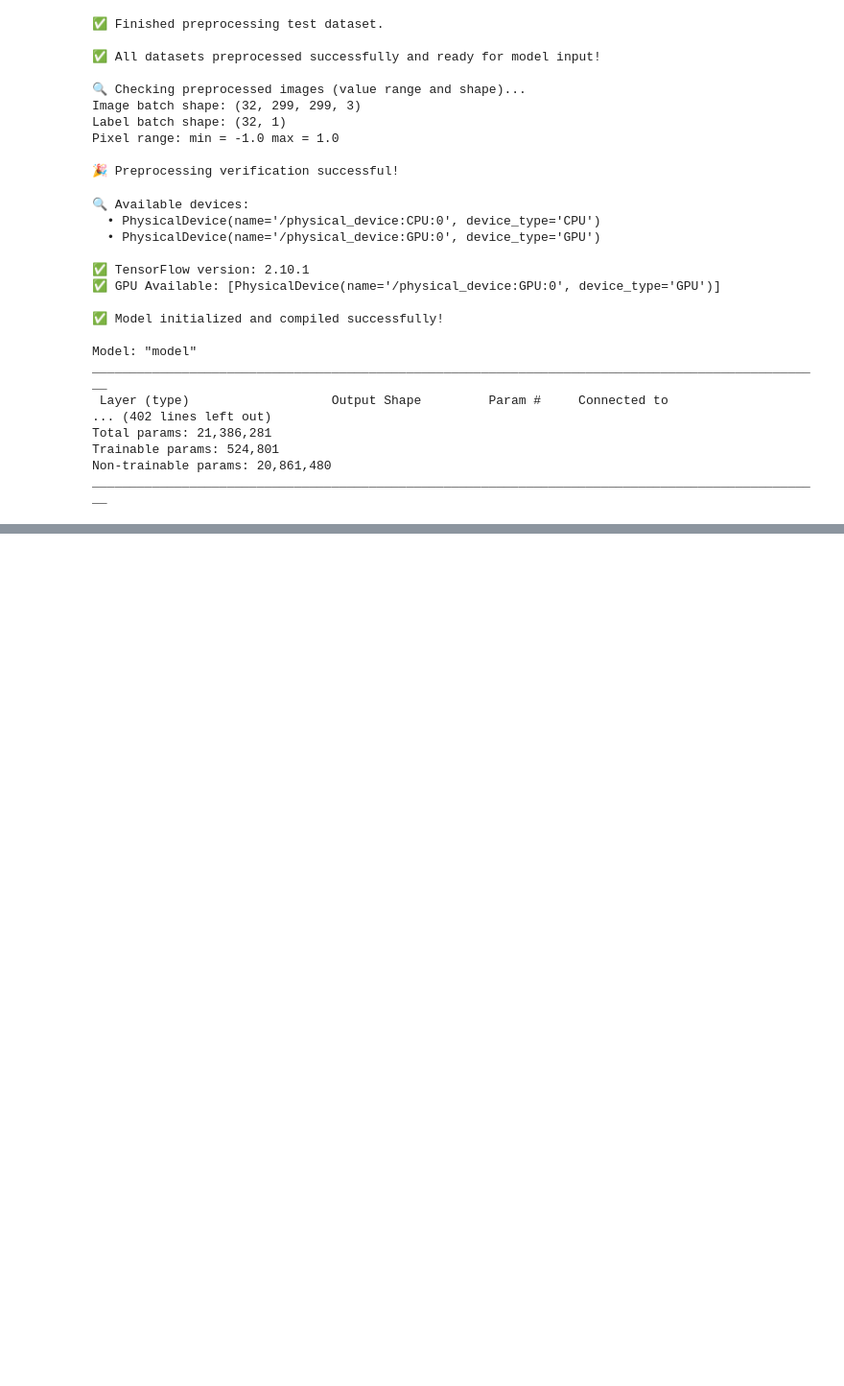
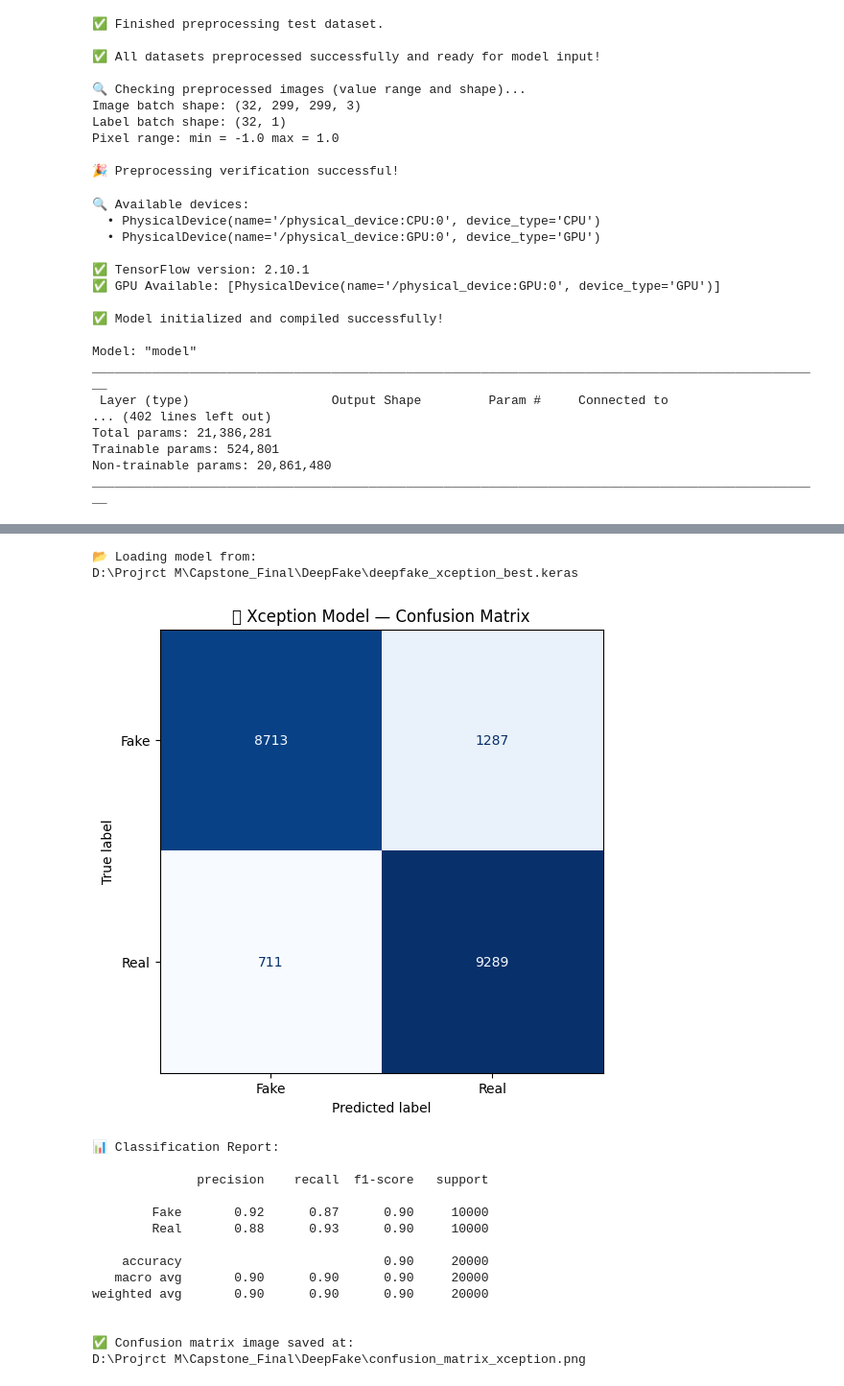
Before and after one commit to shanmukhsainandavarapu/Deepfake_Temp, a Jupyter notebook: Model.ipynb, the cells around one changed output, grey strips where cells are left out. Shown at 96% size. Cells and saved outputs as stored; diff of their text form; code cells hidden in the pictures; blank space fills up the shorter version.

```diff
--- a/Model.ipynb
+++ b/Model.ipynb
@@ -358,0 +486,64 @@ Epoch 28/30
+# %%
+import os
+import numpy as np
+import tensorflow as tf
+from sklearn.metrics import confusion_matrix, classification_report, ConfusionMatrixDisplay
+import matplotlib.pyplot as plt
+
+# === Base directory ===
+BASE_DIR = r"D:\Projrct M\Capstone_Final\DeepFake"
+
+# === Load your trained model ===
+model_path = os.path.join(BASE_DIR, "deepfake_xception_best.keras")
+print(f"📂 Loading model from:\n{model_path}")
+model = tf.keras.models.load_model(model_path)
+
+# === Generate predictions on test data ===
+y_true, y_pred_prob = [], []
+
+for images, labels in test_prepared:
+    preds = model.predict(images, verbose=0)
+    y_pred_prob.extend(preds)
+    y_true.extend(labels.numpy())
+
+y_true = np.array(y_true)
+y_pred = (np.array(y_pred_prob) > 0.5).astype(int).flatten()
+
+# === Confusion matrix ===
+cm = confusion_matrix(y_true, y_pred)
+labels = ['Fake', 'Real']
+
+# === Plot Confusion Matrix ===
+fig, ax = plt.subplots(figsize=(6, 6))
+disp = ConfusionMatrixDisplay(confusion_matrix=cm, display_labels=labels)
+disp.plot(cmap='Blues', ax=ax, colorbar=False)
+plt.title("🧠 Xception Model — Confusion Matrix")
+
+# === Save Confusion Matrix ===
+save_path = os.path.join(BASE_DIR, "confusion_matrix_xception.png")
+plt.savefig(save_path, dpi=300, bbox_inches='tight')
+plt.show()
+
+# === Print classification report ===
+print("\n📊 Classification Report:\n")
+print(classification_report(y_true, y_pred, target_names=labels))
+
+print(f"\n✅ Confusion matrix image saved at:\n{save_path}")
+# %% [output]
+📂 Loading model from:
+D:\Projrct M\Capstone_Final\DeepFake\deepfake_xception_best.keras
+[figure, added]
+📊 Classification Report:
+
+              precision    recall  f1-score   support
+
+        Fake       0.92      0.87      0.90     10000
+        Real       0.88      0.93      0.90     10000
+
+    accuracy                           0.90     20000
+   macro avg       0.90      0.90      0.90     20000
+weighted avg       0.90      0.90      0.90     20000
+
+
+✅ Confusion matrix image saved at:
+D:\Projrct M\Capstone_Final\DeepFake\confusion_matrix_xception.png
```
Also changed, not shown: parts of 6 cells of this notebook, 2 other files.
